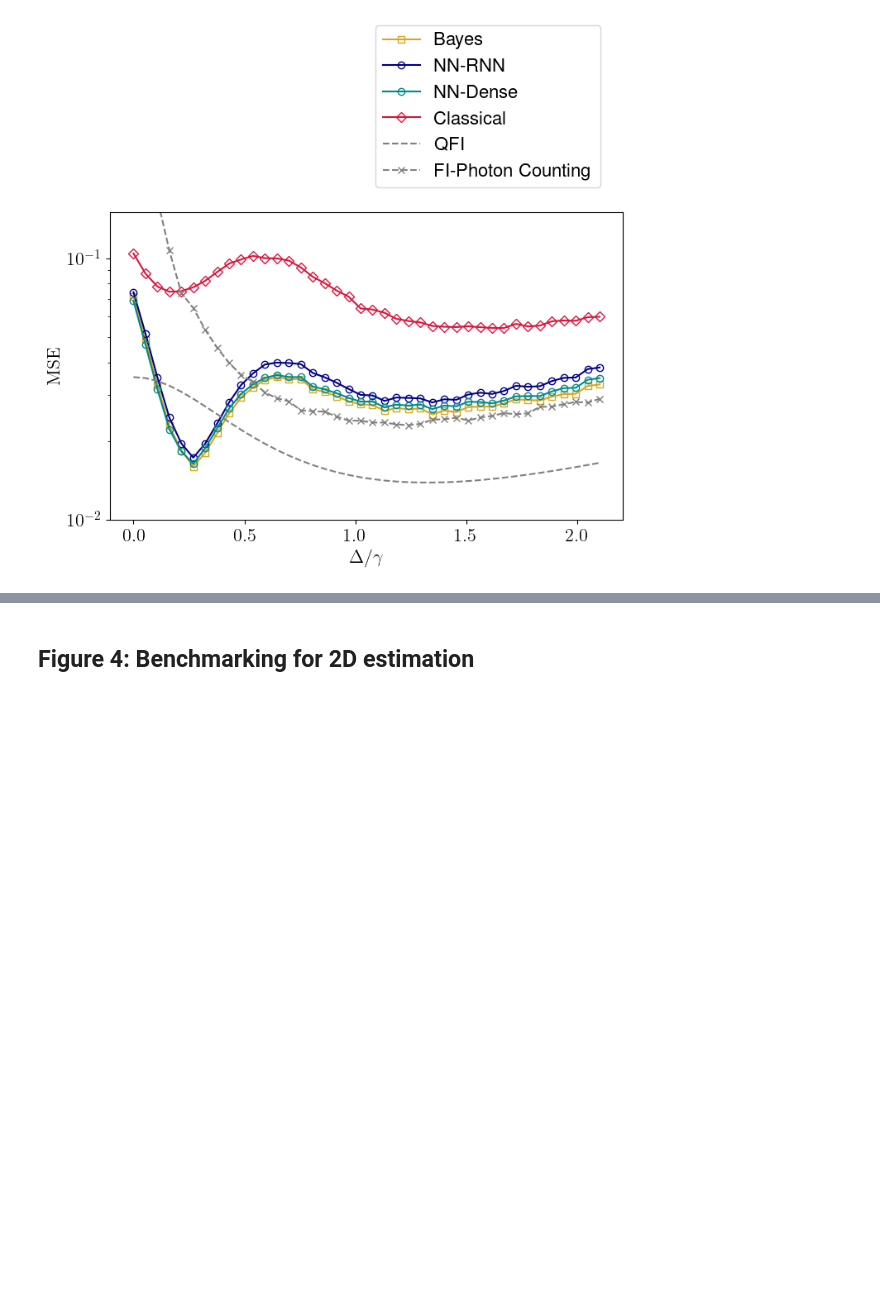
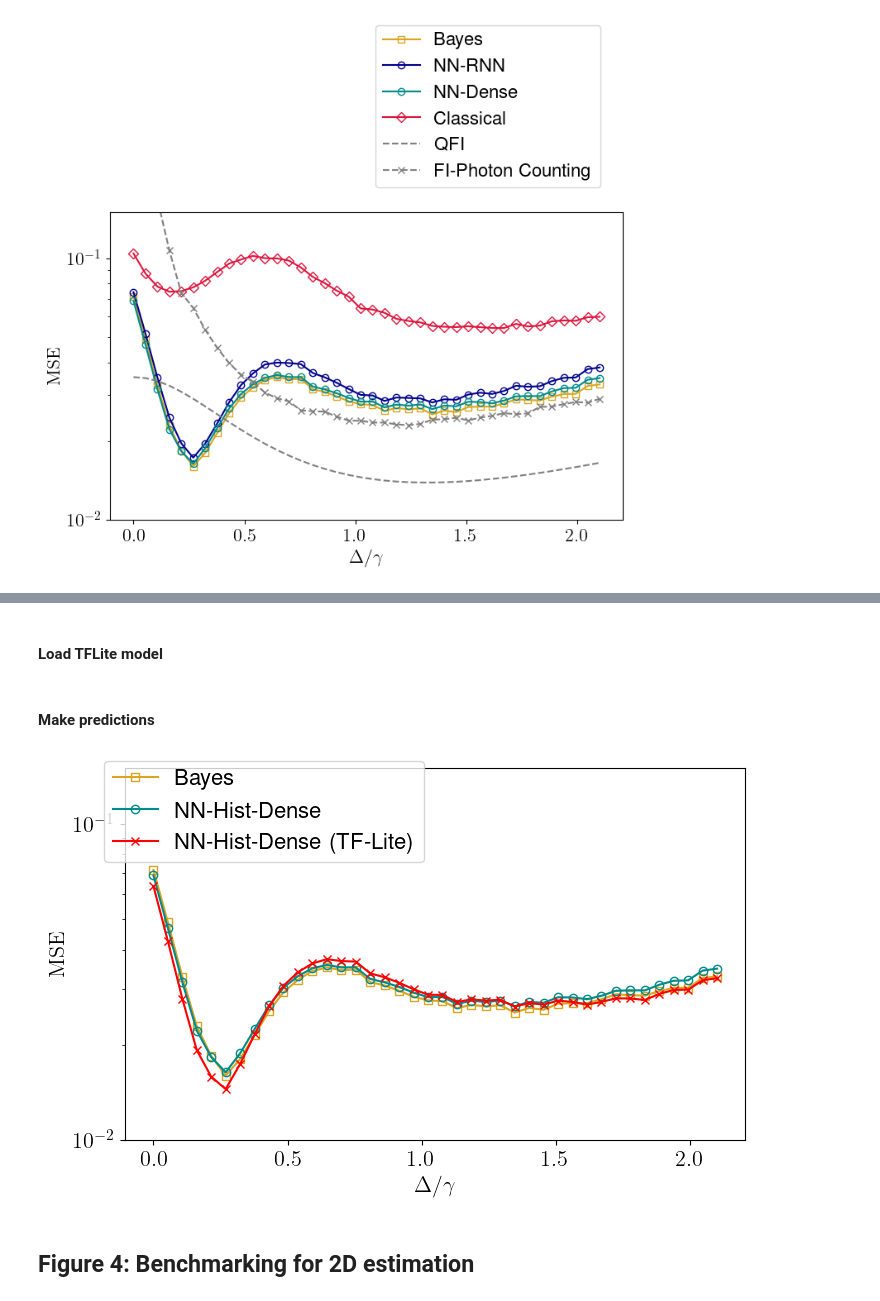
Before and after one commit to CarlosSMWolff/ParamEst-NN, a Jupyter notebook: notebooks/3-Results.ipynb, the cells around one changed output, grey strips where cells are left out. Cells and saved outputs as stored; diff of their text form; code cells hidden in the pictures; blank space fills up the shorter version.

```diff
--- a/notebooks/3-Results.ipynb
+++ b/notebooks/3-Results.ipynb
@@ -531,7 +516,7 @@ from src.custom_layers import MyHistogramLayer_Sigmoid, histogram_sigmoid
 Load model
 # %%
 modelname = 'model-Hist.h5'
-modelHist=keras.models.load_model(f"data/models/1D/{modelname}", compile=False)
+modelHist=keras.models.load_model(datapath+f"models/1D/{modelname}", compile=False)
 # %%
 MSE_Hist, varMSE_hist, estimationsHist = validate_model_1D_Delays(modelHist)
 # %%
@@ -691,0 +687,4 @@ plt.show()
+# %%
+tflite_dir = datapath + 'models/1D/TFLite/'
+create_directory(tflite_dir)
+TFLITE_MODEL = tflite_dir+"modelHist.tflite"
@@ -691,0 +717,18 @@ plt.show()
+# %% [markdown]
+#### Load TFLite model
+# %%
+# Load TFLite model and see some details about input/output
+tflite_interpreter = tf.lite.Interpreter(model_path=TFLITE_MODEL)
+
+input_details = tflite_interpreter.get_input_details()
+output_details = tflite_interpreter.get_output_details()
+
+# Resize so that I can run inference on larger batches of data
+tflite_interpreter.resize_tensor_input(input_details[0]['index'], (nsets, 48))
+tflite_interpreter.resize_tensor_input(output_details[0]['index'], (nsets, 48))
+tflite_interpreter.allocate_tensors()
+
+input_details = tflite_interpreter.get_input_details()
+output_details = tflite_interpreter.get_output_details()
+# %% [markdown]
+#### Make predictions
@@ -692,3 +768,18 @@ plt.show()
+# %%
+fix, ax = plt.subplots(figsize=(8,8))
+ax.plot(deltalist,MSE_Bayes_Mean,'s-', label= 'Bayes',  color = "goldenrod", markerfacecolor='none')
+ax.plot(deltalist,MSE_Hist, 'o-',  label= "NN-Hist-Dense",color = "darkcyan",markerfacecolor='none')
+ax.plot(deltalist,MSE_TFLite, 'x-',  label= "NN-Hist-Dense (TF-Lite)",color = "red",markerfacecolor='none')
+
+
+
+ax.set_xlabel("$\Delta/\gamma$"), ax.set_ylabel("$\\mathrm{MSE}$"), ax.set_yscale("log"),
+ax.set_box_aspect(0.6)
+ax.set_ylim(0.01,0.15)
+ax.legend( bbox_to_anchor=(0.5, 1.05))
+plt.show()
+# %% [output]
+[figure, added]
 # %% [markdown]
 ## Figure 4: Benchmarking for 2D estimation
 # %% [markdown]
```
Also changed, not shown: parts of 34 cells of this notebook, 3 other files.
